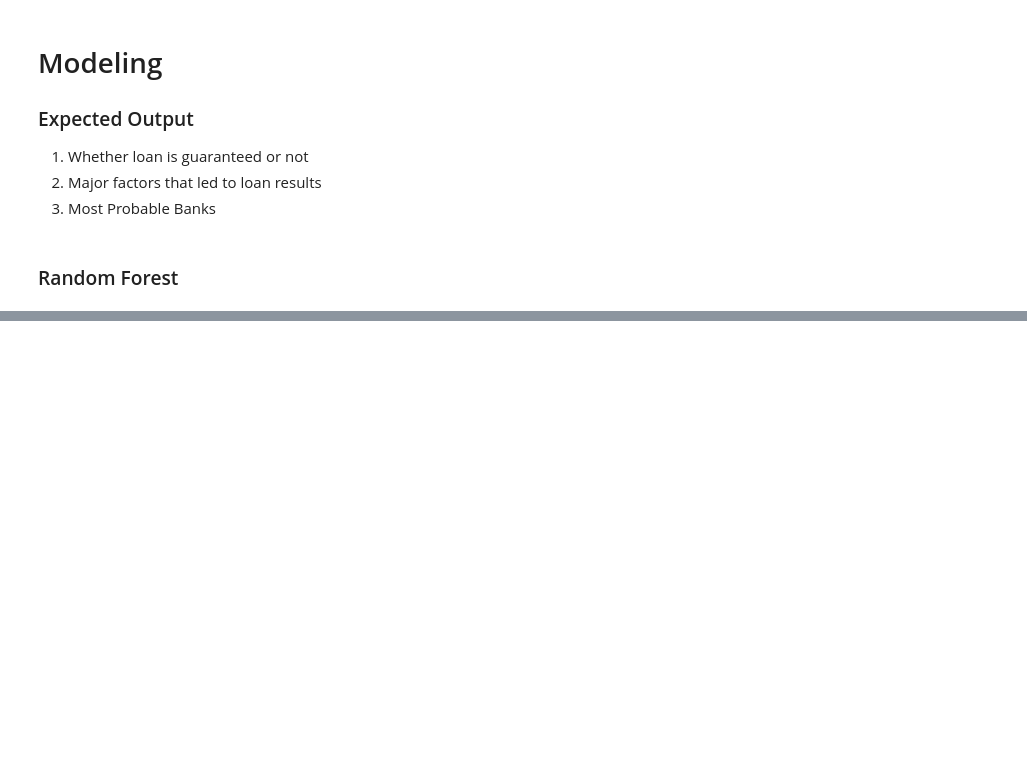
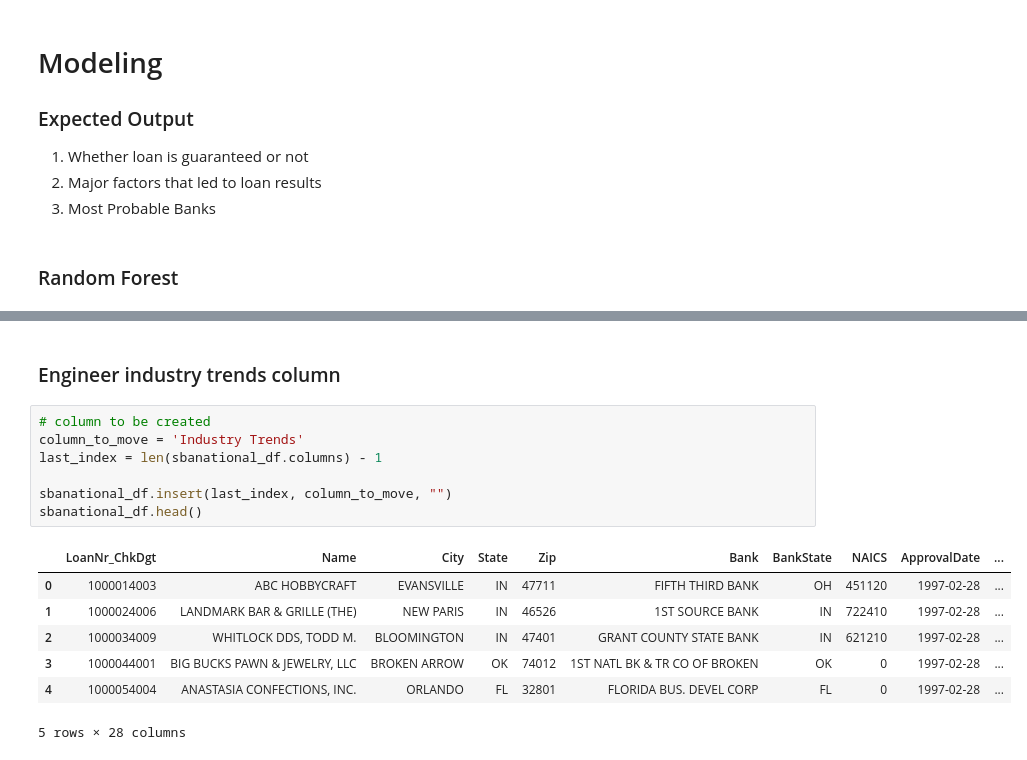
Before and after one commit to GoldenEye37/loan-approval-using-machine-learning-and-external-data-sources, a Jupyter notebook: small business loan approval (final).ipynb, the cells around one changed output, grey strips where cells are left out. Drawn from its saved outputs; the diff is of its cells as text; blank space fills up the shorter version.

Commit message:
final: add industry col

```diff
--- a/small business loan approval (final).ipynb
+++ b/small business loan approval (final).ipynb
@@ -468,0 +485,17 @@ rf_classifier.score(X_test, y_test)
+# %% [markdown]
+### Engineer industry trends column
+# %%
+# column to be created
+column_to_move = 'Industry Trends'
+last_index = len(sbanational_df.columns) - 1
+
+sbanational_df.insert(last_index, column_to_move, "")
+sbanational_df.head()
+# %% [output]
+|  | LoanNr_ChkDgt | Name | City | State | Zip | Bank | BankState | NAICS | ApprovalDate | ... |
+| 0 | 1000014003 | ABC HOBBYCRAFT | EVANSVILLE | IN | 47711 | FIFTH THIRD BANK | OH | 451120 | 1997-02-28 | ... |
+| 1 | 1000024006 | LANDMARK BAR & GRILLE (THE) | NEW PARIS | IN | 46526 | 1ST SOURCE BANK | IN | 722410 | 1997-02-28 | ... |
+| 2 | 1000034009 | WHITLOCK DDS, TODD M. | BLOOMINGTON | IN | 47401 | GRANT COUNTY STATE BANK | IN | 621210 | 1997-02-28 | ... |
+| 3 | 1000044001 | BIG BUCKS PAWN & JEWELRY, LLC | BROKEN ARROW | OK | 74012 | 1ST NATL BK & TR CO OF BROKEN | OK | 0 | 1997-02-28 | ... |
+| 4 | 1000054004 | ANASTASIA CONFECTIONS, INC. | ORLANDO | FL | 32801 | FLORIDA BUS. DEVEL CORP | FL | 0 | 1997-02-28 | ... |
+5 rows × 28 columns
```
Also changed, not shown: parts of 3 cells of this notebook, 1 other file.
